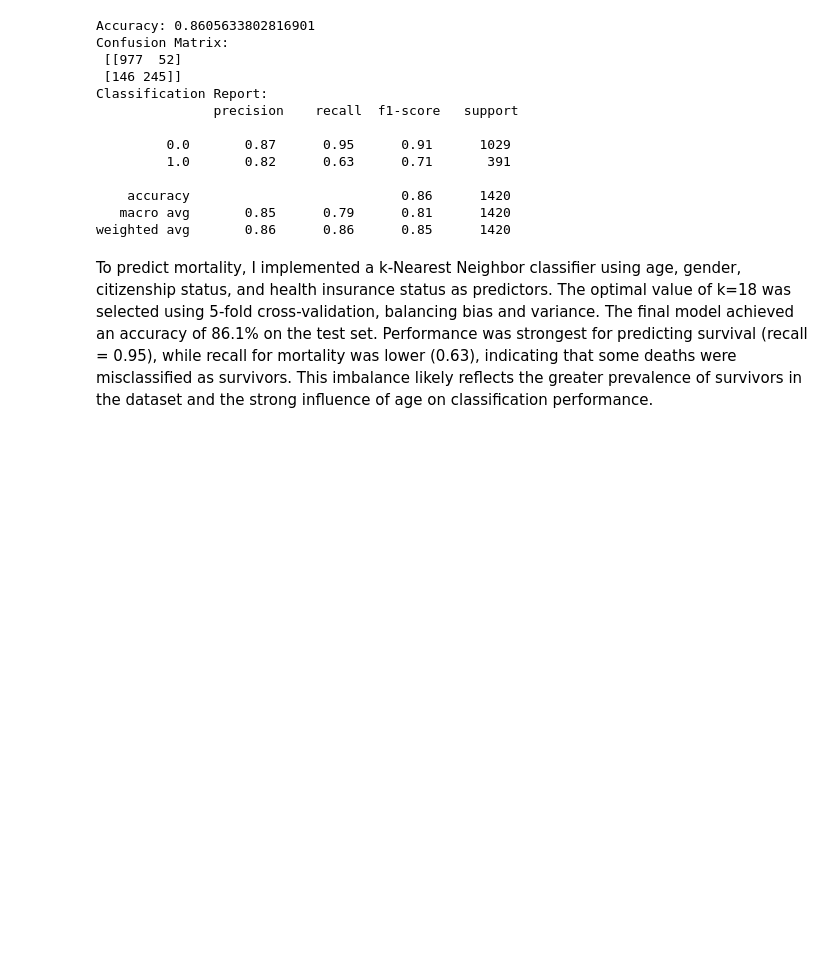
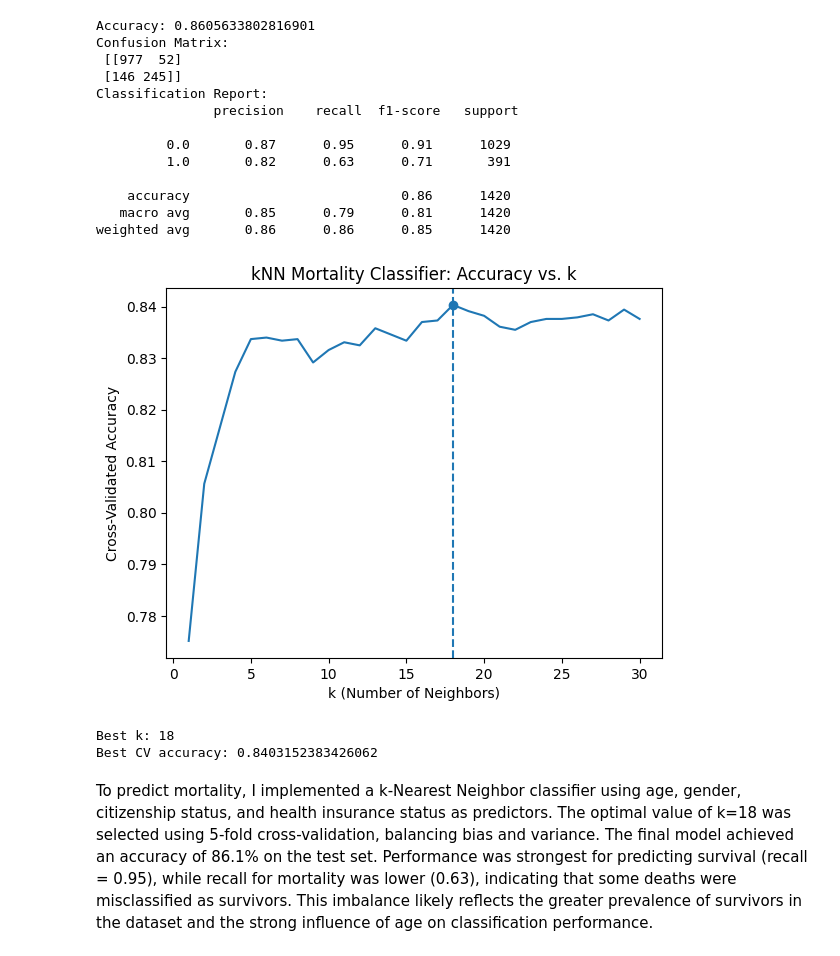
Before and after one commit to dishidhak/DS3021Project1, a Jupyter notebook: DS_3021_Project_1_EDA_and_Wrangling.ipynb, the cells around one changed output. Drawn from its saved outputs; the diff is of its cells as text; code cells hidden in the pictures; blank space fills up the shorter version.

```diff
--- a/DS_3021_Project_1_EDA_and_Wrangling.ipynb
+++ b/DS_3021_Project_1_EDA_and_Wrangling.ipynb
@@ -518,6 +518,29 @@ Classification Report:
     accuracy                           0.86      1420
    macro avg       0.85      0.79      0.81      1420
 weighted avg       0.86      0.86      0.85      1420
+# %%
+import matplotlib.pyplot as plt
+import numpy as np
+
+# k_values and cv_scores already computed in your mortality CV loop
+best_k = k_values[np.argmax(cv_scores)]
+best_acc = max(cv_scores)
+
+plt.plot(k_values, cv_scores)
+plt.axvline(best_k, linestyle="--")  # vertical line at optimal k
+plt.scatter([best_k], [best_acc])    # point at optimal k
+
+plt.xlabel("k (Number of Neighbors)")
+plt.ylabel("Cross-Validated Accuracy")
+plt.title("kNN Mortality Classifier: Accuracy vs. k")
+plt.show()
+
+print("Best k:", best_k)
+print("Best CV accuracy:", best_acc)
+# %% [output]
+[figure, added]
+Best k: 18
+Best CV accuracy: 0.8403152383426062
 # %% [markdown]
 To predict mortality, I implemented a k-Nearest Neighbor classifier using age, gender, citizenship status, and health insurance status as predictors. The optimal value of k=18 was selected using 5-fold cross-validation, balancing bias and variance. The final model achieved an accuracy of 86.1% on the test set. Performance was strongest for predicting survival (recall = 0.95), while recall for mortality was lower (0.63), indicating that some deaths were misclassified as survivors. This imbalance likely reflects the greater prevalence of survivors in the dataset and the strong influence of age on classification performance.
 # %% [markdown]
```
